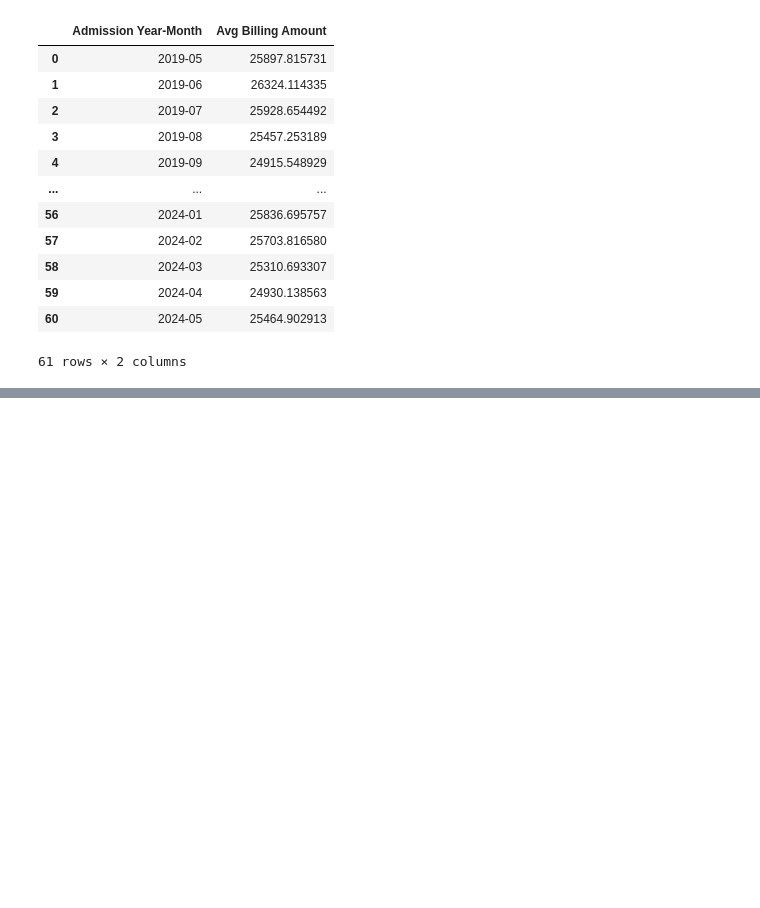
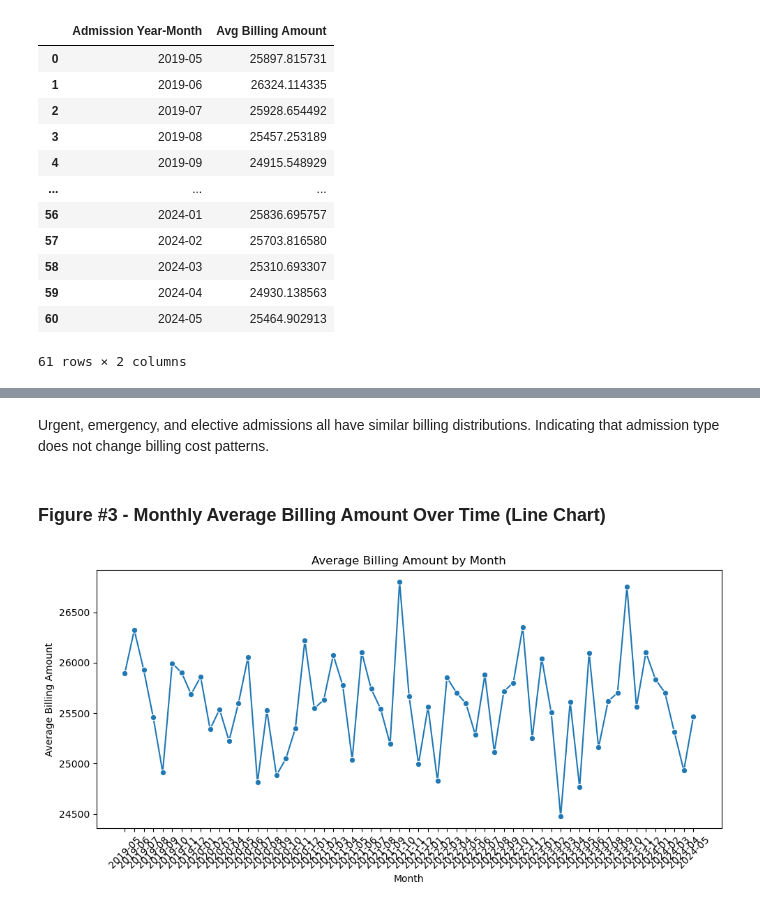
Before and after one commit to srtarpara/cs210-hw-assignment-2, a Jupyter notebook: diy_dataset.ipynb, the cells around one changed output, grey strips where cells are left out. Cells and saved outputs as stored; diff of their text form; code cells hidden in the pictures; blank space fills up the shorter version.

```diff
--- a/diy_dataset.ipynb
+++ b/diy_dataset.ipynb
@@ -465,0 +513,26 @@ monthly_avg.sort_values("Admission Year-Month")
+# %% [markdown]
+Urgent, emergency, and elective admissions all have similar billing distributions. Indicating that admission type does not change billing cost patterns.
+# %% [markdown]
+### Figure #3 - Monthly Average Billing Amount Over Time (Line Chart)
+# %%
+df["Date of Admission"] = pd.to_datetime(df["Date of Admission"])
+
+monthly_avg = (
+    df.groupby(df["Date of Admission"].dt.to_period("M"))["Billing Amount"]
+      .mean()
+      .reset_index()
+      .rename(columns={"Date of Admission": "Month", "Billing Amount": "Avg Billing"})
+)
+
+monthly_avg["Month"] = monthly_avg["Month"].astype(str)
+
+plt.figure(figsize=(10,5))
+sns.lineplot(data=monthly_avg, x="Month", y="Avg Billing", marker="o")
+plt.title("Average Billing Amount by Month")
+plt.xlabel("Month")
+plt.ylabel("Average Billing Amount")
+plt.xticks(rotation=45)
+plt.tight_layout()
+plt.show()
+# %% [output]
+[figure, added]
```
Also changed, not shown: parts of 17 cells of this notebook.
